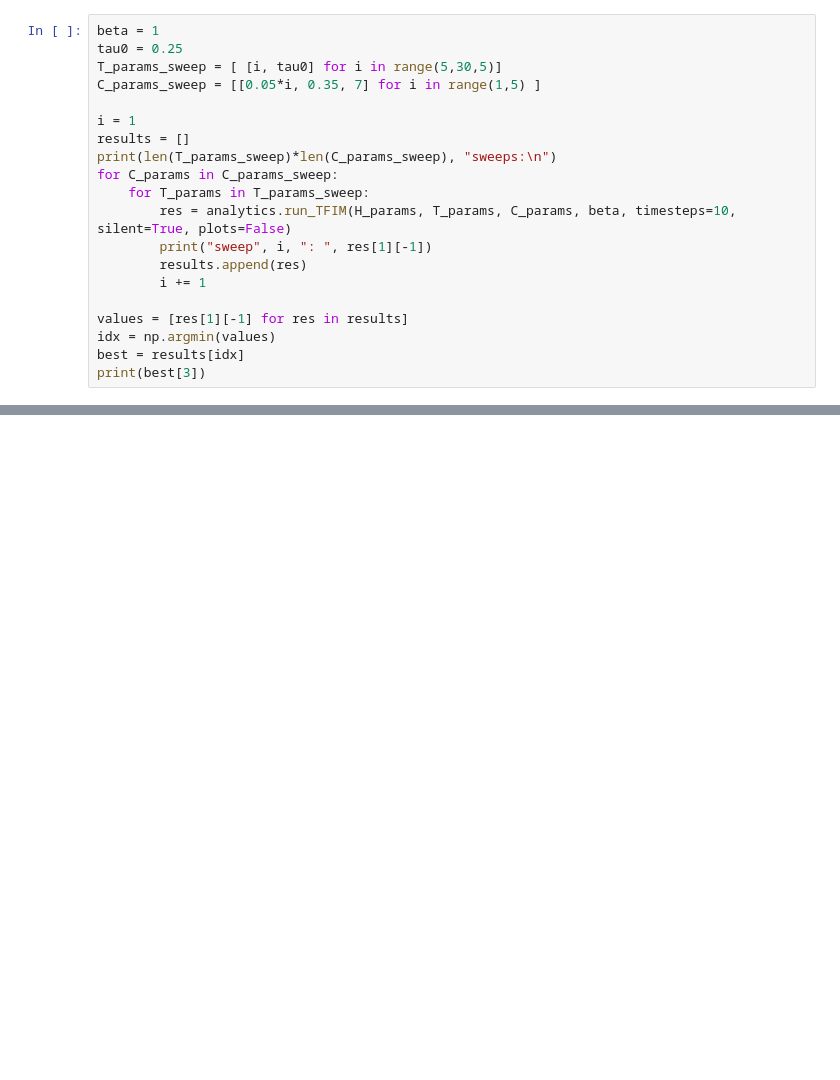
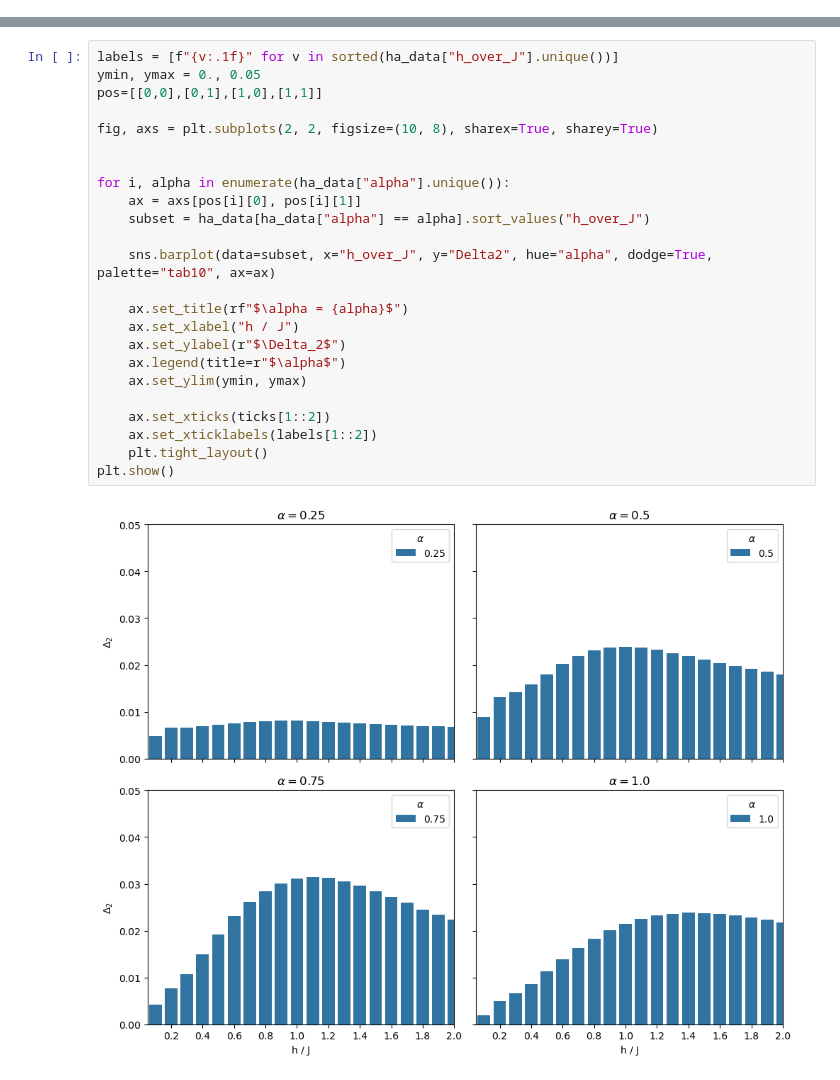
Before and after one commit to gabrielmaresch/groundstate_prep, a Jupyter notebook: sweep_analysis.ipynb, the cells around one changed output, grey strips where cells are left out. Cells and saved outputs as stored; diff of their text form; blank space fills up the shorter version.

Commit message:
started plots for sigma sweep

```diff
--- a/sweep_analysis.ipynb
+++ b/sweep_analysis.ipynb
@@ -110,20 +0,0 @@ else:
-# %%
-beta = 1
-tau0 = 0.25
-T_params_sweep = [ [i, tau0] for i in range(5,30,5)]
-C_params_sweep = [[0.05*i, 0.35, 7] for i in range(1,5) ]
-
-i = 1
-results = []
-print(len(T_params_sweep)*len(C_params_sweep), "sweeps:\n")
-for C_params in C_params_sweep:
-    for T_params in T_params_sweep:
-        res = analytics.run_TFIM(H_params, T_params, C_params, beta, timesteps=10, silent=True, plots=False)
-        print("sweep", i, ": ", res[1][-1])
-        results.append(res)
-        i += 1
-
-values = [res[1][-1] for res in results]
-idx = np.argmin(values)
-best = results[idx]
-print(best[3])
@@ -147,0 +151,26 @@ sweep 20 :  0.8641040401194571
+# %%
+labels = [f"{v:.1f}" for v in sorted(ha_data["h_over_J"].unique())]
+ymin, ymax = 0., 0.05
+pos=[[0,0],[0,1],[1,0],[1,1]]
+
+fig, axs = plt.subplots(2, 2, figsize=(10, 8), sharex=True, sharey=True)
+
+
+for i, alpha in enumerate(ha_data["alpha"].unique()):
+    ax = axs[pos[i][0], pos[i][1]]
+    subset = ha_data[ha_data["alpha"] == alpha].sort_values("h_over_J")
+
+    sns.barplot(data=subset, x="h_over_J", y="Delta2", hue="alpha", dodge=True, palette="tab10", ax=ax)
+
+    ax.set_title(rf"$\alpha = {alpha}$")
+    ax.set_xlabel("h / J")
+    ax.set_ylabel(r"$\Delta_2$")
+    ax.legend(title=r"$\alpha$")
+    ax.set_ylim(ymin, ymax)
+
+    ax.set_xticks(ticks[1::2])
+    ax.set_xticklabels(labels[1::2])
+    plt.tight_layout()
+plt.show()
+# %% [output]
+[figure, added]
```
Also changed, not shown: parts of 16 cells of this notebook, 4 other files.
